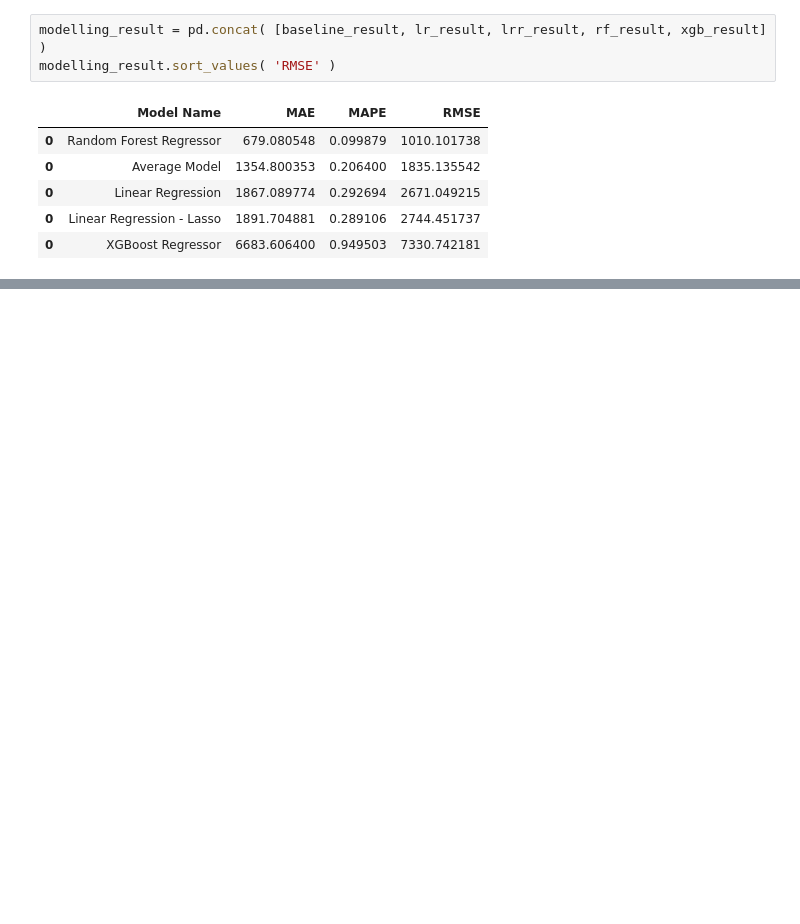
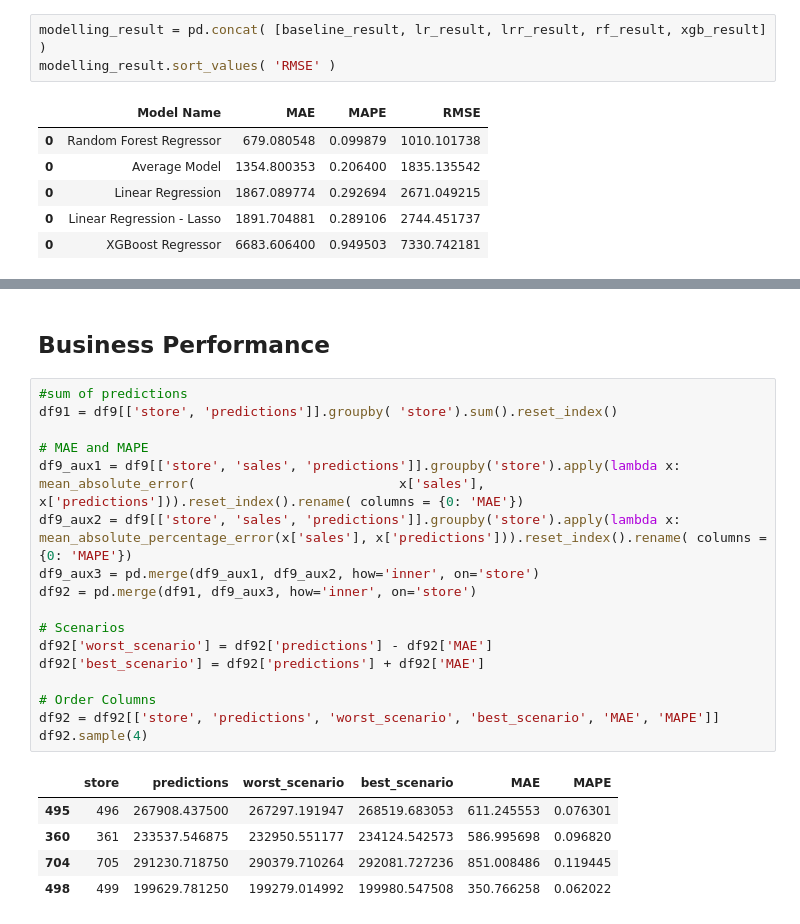
Before and after one commit to crisguimaraes/DS_Producao_Rossmann, a Jupyter notebook: M07_v01_v02_store_sales_prediction.ipynb, the cells around one changed output, grey strips where cells are left out. Saved outputs shown, nothing was run; the diff lists cells and outputs as text; blank space fills up the shorter version.

```diff
--- a/M07_v01_v02_store_sales_prediction.ipynb
+++ b/M07_v01_v02_store_sales_prediction.ipynb
@@ -1384,0 +1418,25 @@ xgb_result_tuned
+# %% [markdown]
+## Business Performance
+# %%
+#sum of predictions
+df91 = df9[['store', 'predictions']].groupby( 'store').sum().reset_index()
+
+# MAE and MAPE
+df9_aux1 = df9[['store', 'sales', 'predictions']].groupby('store').apply(lambda x: mean_absolute_error(                          x['sales'], x['predictions'])).reset_index().rename( columns = {0: 'MAE'})
+df9_aux2 = df9[['store', 'sales', 'predictions']].groupby('store').apply(lambda x:                                                mean_absolute_percentage_error(x['sales'], x['predictions'])).reset_index().rename( columns =                    {0: 'MAPE'})
+df9_aux3 = pd.merge(df9_aux1, df9_aux2, how='inner', on='store')
+df92 = pd.merge(df91, df9_aux3, how='inner', on='store')
+
+# Scenarios
+df92['worst_scenario'] = df92['predictions'] - df92['MAE']
+df92['best_scenario'] = df92['predictions'] + df92['MAE']
+
+# Order Columns
+df92 = df92[['store', 'predictions', 'worst_scenario', 'best_scenario', 'MAE', 'MAPE']]
+df92.sample(4)
+# %% [output]
+|  | store | predictions | worst_scenario | best_scenario | MAE | MAPE |
+| 495 | 496 | 267908.437500 | 267297.191947 | 268519.683053 | 611.245553 | 0.076301 |
+| 360 | 361 | 233537.546875 | 232950.551177 | 234124.542573 | 586.995698 | 0.096820 |
+| 704 | 705 | 291230.718750 | 290379.710264 | 292081.727236 | 851.008486 | 0.119445 |
+| 498 | 499 | 199629.781250 | 199279.014992 | 199980.547508 | 350.766258 | 0.062022 |
```
Also changed, not shown: parts of 49 cells of this notebook.
